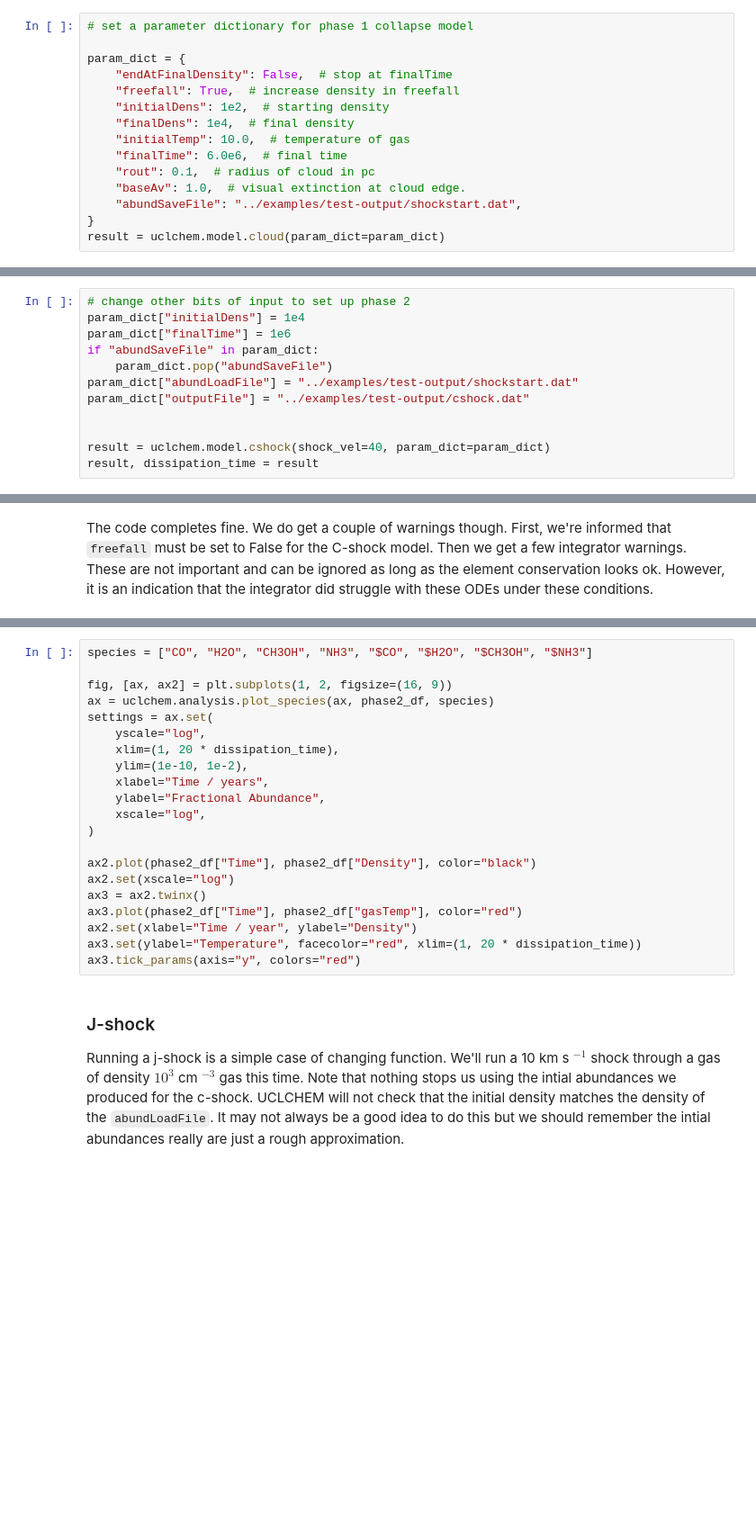
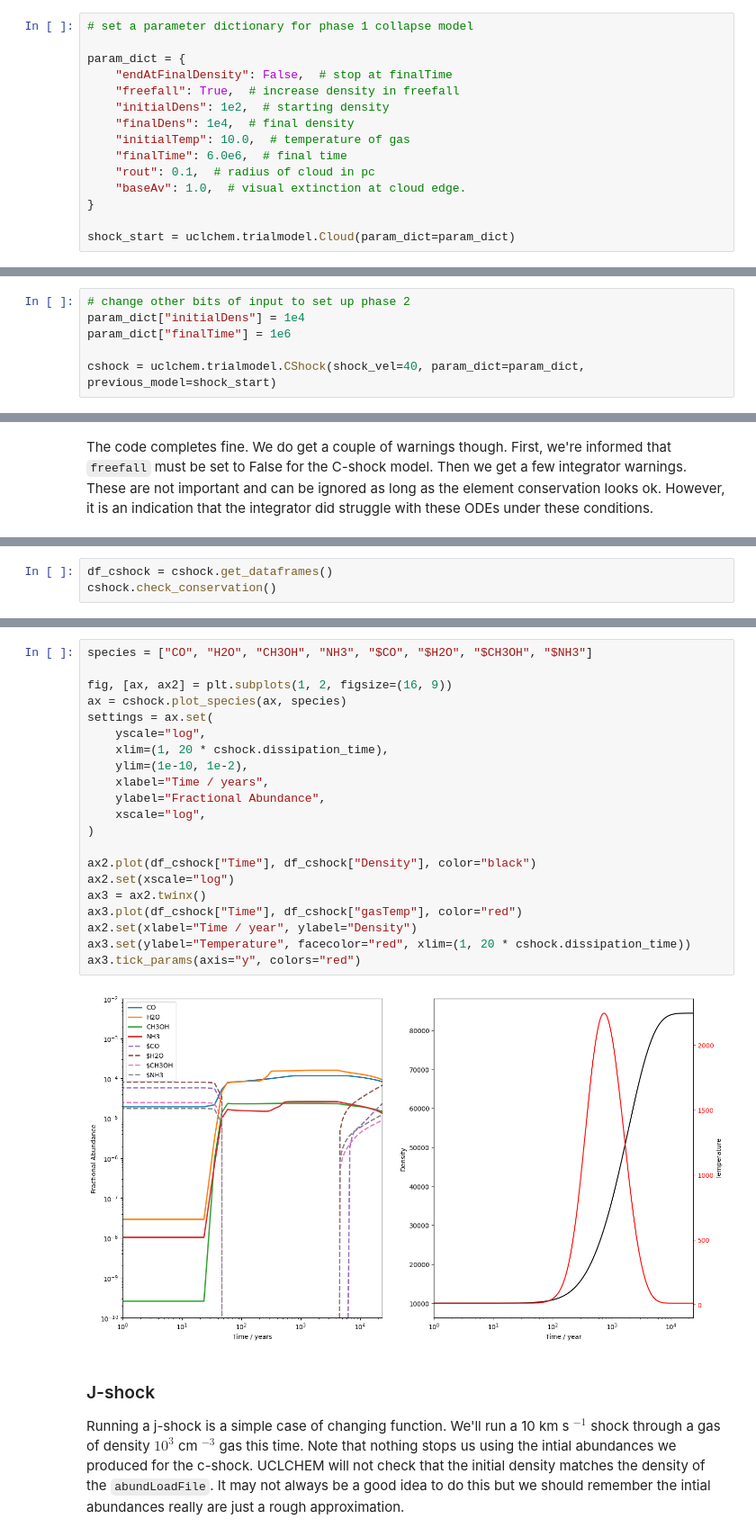
Before and after one commit to uclchem/UCLCHEM, a Jupyter notebook: notebooks/2a_modelling_objects_on_disk.ipynb, the cells around one changed output, grey strips where cells are left out. Shown at 90% size. Drawn from its saved outputs; the diff is of its cells as text; blank space fills up the shorter version.

```diff
--- a/notebooks/2a_modelling_objects_on_disk.ipynb
+++ b/notebooks/2a_modelling_objects_on_disk.ipynb
@@ -111,9 +114,9 @@ param_dict = {
     "finalTime": 6.0e6,  # final time
     "rout": 0.1,  # radius of cloud in pc
     "baseAv": 1.0,  # visual extinction at cloud edge.
-    "abundSaveFile": "../examples/test-output/shockstart.dat",
 }
-result = uclchem.model.cloud(param_dict=param_dict)
+
+shock_start = uclchem.trialmodel.Cloud(param_dict=param_dict)
 # %% [markdown]
 ### C-shock
 
@@ -122,11 +125,5 @@ We'll first run a c-shock. We'll run a 40 km s $^{-1}$ shock through a gas of de
 # change other bits of input to set up phase 2
 param_dict["initialDens"] = 1e4
 param_dict["finalTime"] = 1e6
-if "abundSaveFile" in param_dict:
-    param_dict.pop("abundSaveFile")
-param_dict["abundLoadFile"] = "../examples/test-output/shockstart.dat"
-param_dict["outputFile"] = "../examples/test-output/cshock.dat"
 
-
-result = uclchem.model.cshock(shock_vel=40, param_dict=param_dict)
-result, dissipation_time = result
+cshock = uclchem.trialmodel.CShock(shock_vel=40, param_dict=param_dict, previous_model=shock_start)
@@ -137,0 +135,3 @@ uclchem.analysis.check_element_conservation(phase2_df)
+# %%
+df_cshock = cshock.get_dataframes()
+cshock.check_conservation()
@@ -138,24 +141,26 @@ uclchem.analysis.check_element_conservation(phase2_df)
 # %%
 species = ["CO", "H2O", "CH3OH", "NH3", "$CO", "$H2O", "$CH3OH", "$NH3"]
 
 fig, [ax, ax2] = plt.subplots(1, 2, figsize=(16, 9))
-ax = uclchem.analysis.plot_species(ax, phase2_df, species)
+ax = cshock.plot_species(ax, species)
 settings = ax.set(
     yscale="log",
-    xlim=(1, 20 * dissipation_time),
+    xlim=(1, 20 * cshock.dissipation_time),
     ylim=(1e-10, 1e-2),
     xlabel="Time / years",
     ylabel="Fractional Abundance",
     xscale="log",
 )
 
-ax2.plot(phase2_df["Time"], phase2_df["Density"], color="black")
+ax2.plot(df_cshock["Time"], df_cshock["Density"], color="black")
 ax2.set(xscale="log")
 ax3 = ax2.twinx()
-ax3.plot(phase2_df["Time"], phase2_df["gasTemp"], color="red")
+ax3.plot(df_cshock["Time"], df_cshock["gasTemp"], color="red")
 ax2.set(xlabel="Time / year", ylabel="Density")
-ax3.set(ylabel="Temperature", facecolor="red", xlim=(1, 20 * dissipation_time))
+ax3.set(ylabel="Temperature", facecolor="red", xlim=(1, 20 * cshock.dissipation_time))
 ax3.tick_params(axis="y", colors="red")
+# %% [output]
+[figure, added]
 # %% [markdown]
 ### J-shock
 Running a j-shock is a simple case of changing function. We'll run a 10 km s $^{-1}$ shock through a gas of density $10^3$ cm $^{-3}$ gas this time. Note that nothing stops us using the intial abundances we produced for the c-shock. UCLCHEM will not check that the initial density matches the density of the `abundLoadFile`. It may not always be a good idea to do this but we should remember the intial abundances really are just a rough approximation.
```
Also changed, not shown: parts of 16 cells of this notebook, 5 other files.
